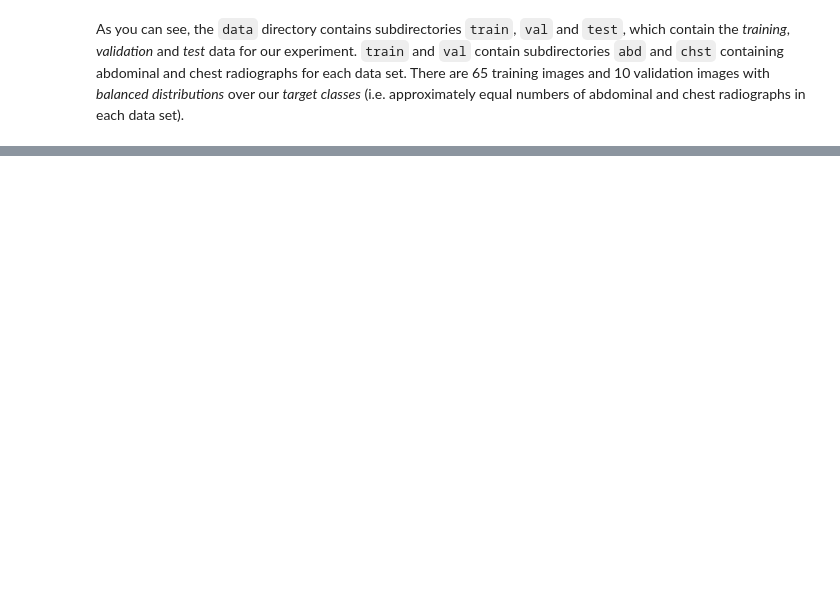
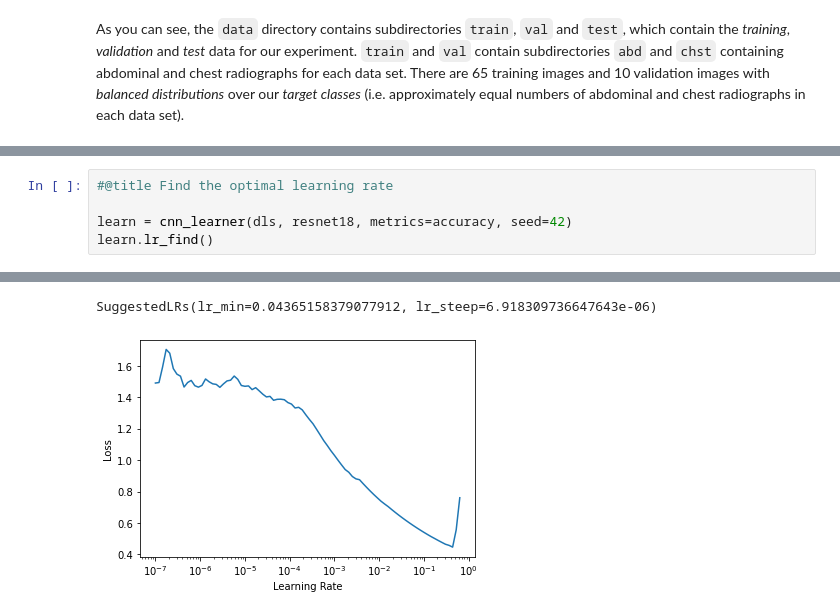
Before and after one commit to wfwiggins/RSNA-Image-AI-2020, a Jupyter notebook: RSNA20_Image_Classification.ipynb, the cells around one changed output, grey strips where cells are left out. Saved outputs shown, nothing was run; the diff lists cells and outputs as text; blank space fills up the shorter version.

```diff
--- a/RSNA20_Image_Classification.ipynb
+++ b/RSNA20_Image_Classification.ipynb
@@ -428,0 +72,6 @@ Michael Rosenthal, MD, PhD<sup>1,5</sup>
+# %%
+#@title Find the optimal learning rate
+
+learn = cnn_learner(dls, resnet18, metrics=accuracy, seed=42)
+learn.lr_find()
+# %% [output]
@@ -428,0 +79,2 @@ Michael Rosenthal, MD, PhD<sup>1,5</sup>
+SuggestedLRs(lr_min=0.04365158379077912, lr_steep=6.918309736647643e-06)
+[figure, added]
```
Also changed, not shown: parts of 40 cells of this notebook.
